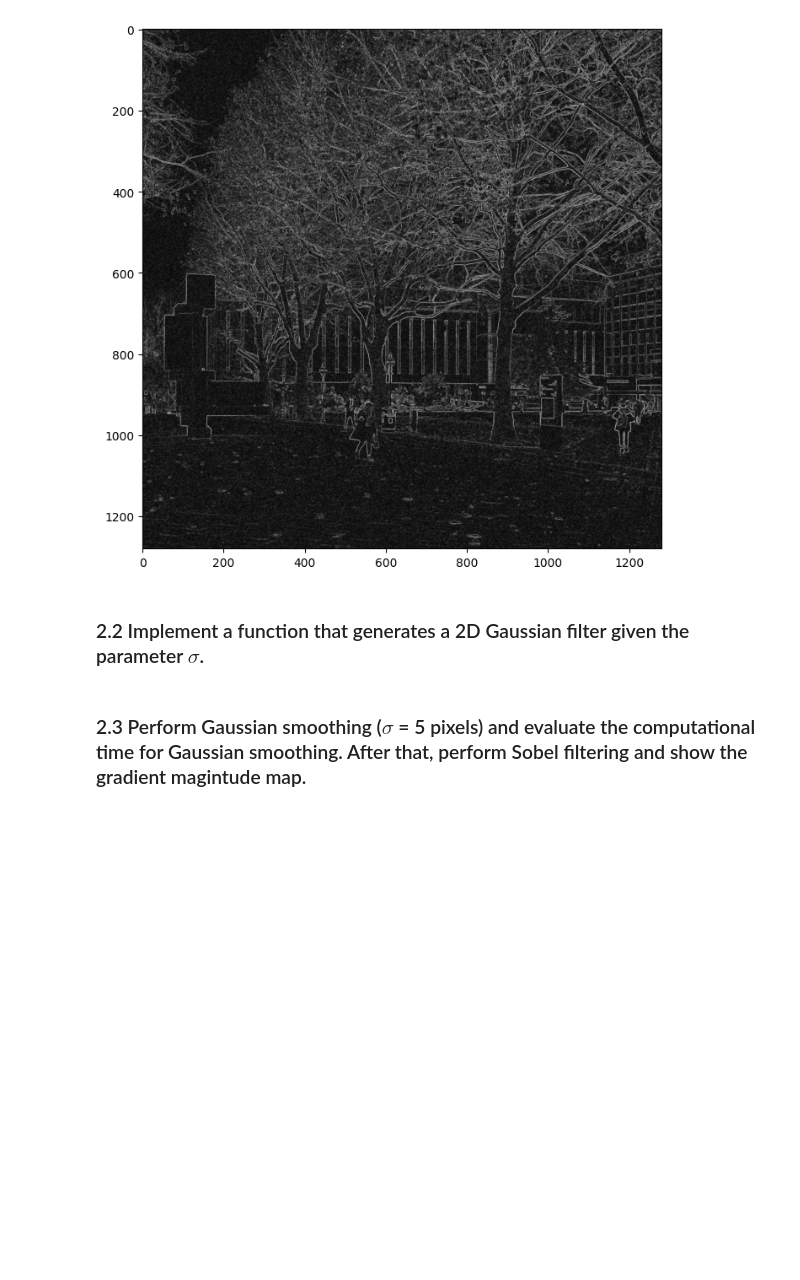
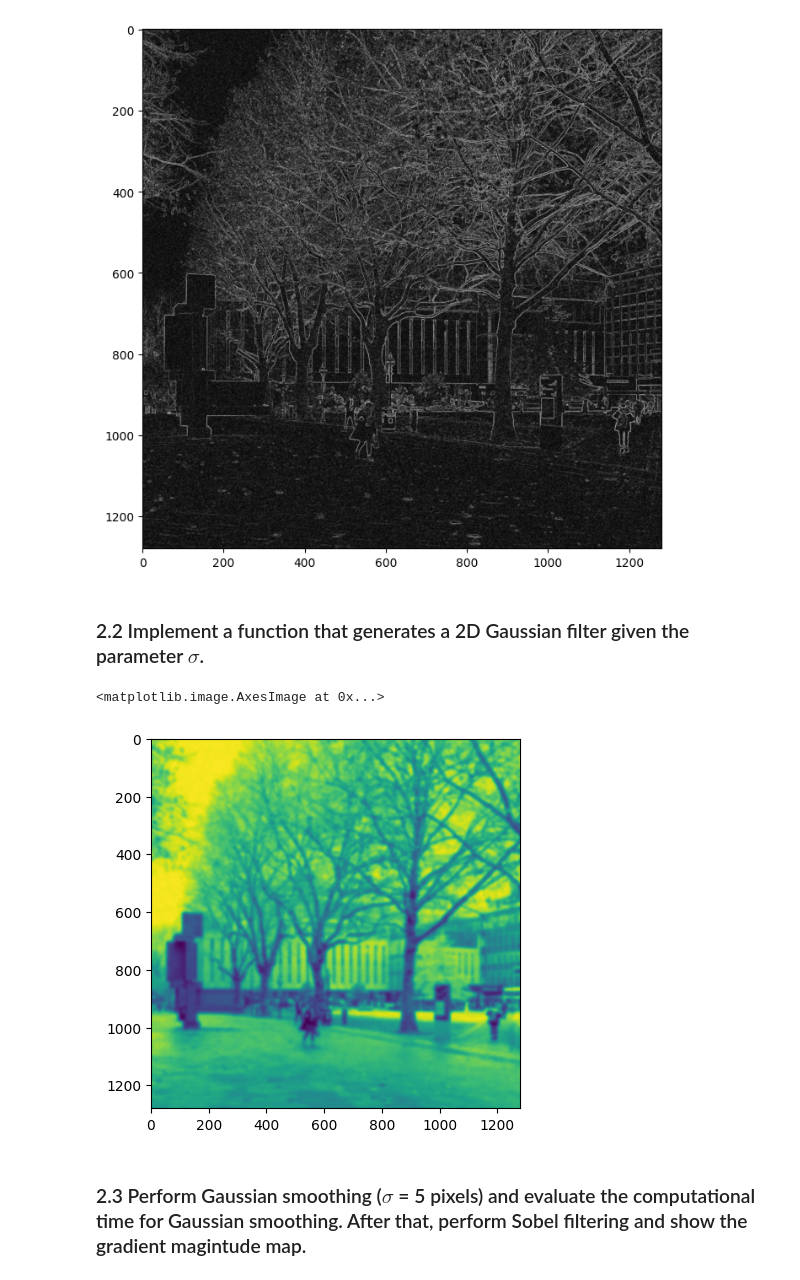
Before and after one commit to KUP9752/comp-vision-2324, a Jupyter notebook: coursework_01/coursework_01.ipynb, the cells around one changed output. Drawn from its saved outputs; the diff is of its cells as text; code cells hidden in the pictures; blank space fills up the shorter version.

Commit message:
kup: TODO 2.2

```diff
--- a/coursework_01/coursework_01.ipynb
+++ b/coursework_01/coursework_01.ipynb
@@ -168,18 +168,32 @@ sobel_y:
 # %%
 # Design the Gaussian filter
 def gaussian_filter_2d(sigma):
     # sigma: the parameter sigma in the Gaussian kernel (unit: pixel)
     #
     # return: a 2D array for the Gaussian kernel
 
     ### Insert your code ###
-    h = ...
+
+    # TODO: !!
+
+    x, y = np.meshgrid(np.linspace(-1, 1, 3), np.linspace(-1, 1, 3))
+    print(x)
+    print(y)
+    top = x ** 2 + y ** 2
+    print(top)
+    mult = 1 / (math.sqrt(2 * math.pi) * sigma)
+    power_denom = 2 * sigma ** 2
+    h = mult * np.exp(- top / power_denom)
     return h
 
 # Visualise the Gaussian filter when sigma = 5 pixel (provided)
 sigma = 5
 h = gaussian_filter_2d(sigma)
+h = scipy.ndimage.gaussian_filter(image_noisy, 5)
 plt.imshow(h)
+# %% [output]
+<matplotlib.image.AxesImage at 0x...>
+[figure, added]
 # %% [markdown]
 ### 2.3 Perform Gaussian smoothing ($\sigma$ = 5 pixels) and evaluate the computational time for Gaussian smoothing. After that, perform Sobel filtering and show the gradient magintude map.
 # %%
```
